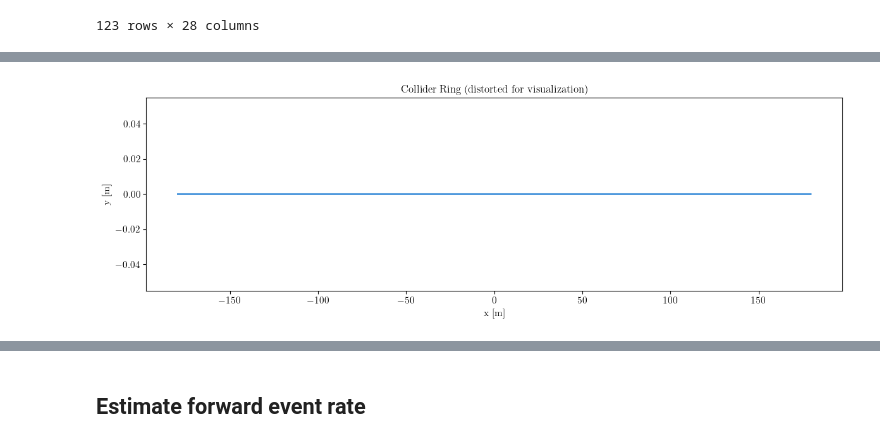
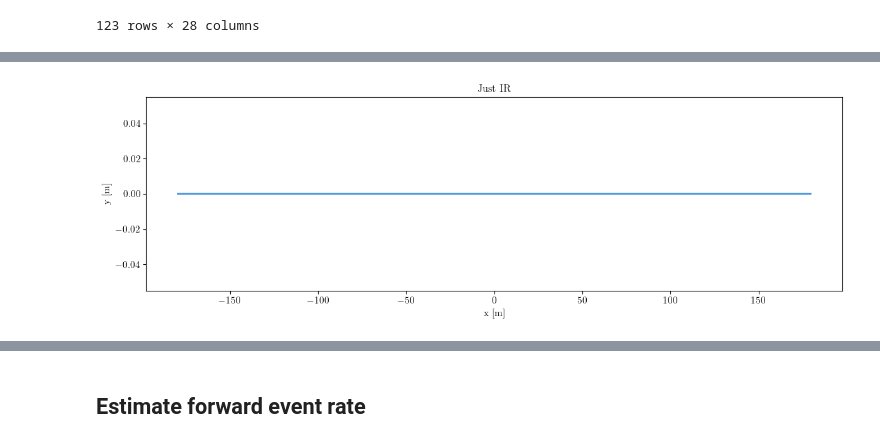
Before and after one commit to jchoi55/MINT, a Jupyter notebook: main_collider_ring_studies.ipynb, the cells around one changed output, grey strips where cells are left out. Saved outputs shown, nothing was run; the diff lists cells and outputs as text; code cells hidden in the pictures.

```diff
--- a/main_collider_ring_studies.ipynb
+++ b/main_collider_ring_studies.ipynb
@@ -231,8 +252,8 @@ rho_g_cm3 = 1.00
 nucleon_column_density = rho_g_cm3 * detector_length_cm / const.m_proton_in_g
 detector_area_cm2 = np.pi * det_radius**2
 
-det_location = np.array([0.0, 0.0, 1e5])  # 1 km downstream
-det_location2 = np.array([0.0, 0.0, -1e5])  # 1 km upstream for mu- decay
+det_location = np.array([0, 0.0, 1e5])  # 1 km downstream
+det_location2 = np.array([0, 0.0, -1e5])  # 1 km upstream for mu- decay
 
 bunches_per_year = (
     ring_lattice.finj
@@ -454,14 +531,14 @@ Warning! The following keys were not recognized and will be ignored: dict_keys([
 # %%
 # Quick geometry and reference momentum profile
 u = np.linspace(0, 1, 4000)
 
 fig, ax = plt.subplots(1, 1, figsize=(12, 4))
 ax.plot(new_lattice.x(u)/100, new_lattice.y(u)/100, lw=2)
 ax.set_xlabel("x [m]")
 ax.set_ylabel("y [m]")
-ax.set_title("Collider Ring (distorted for visualization)")
+ax.set_title("Just IR")
 #ax.set_ylim(-0.1,0.01)
 #ax.set_xlim(-200,200)
 fig.tight_layout()
 # %% [output]
-[figure, old version]
+[figure, new version]
```
Also changed, not shown: parts of 21 cells of this notebook, 15 other files.
